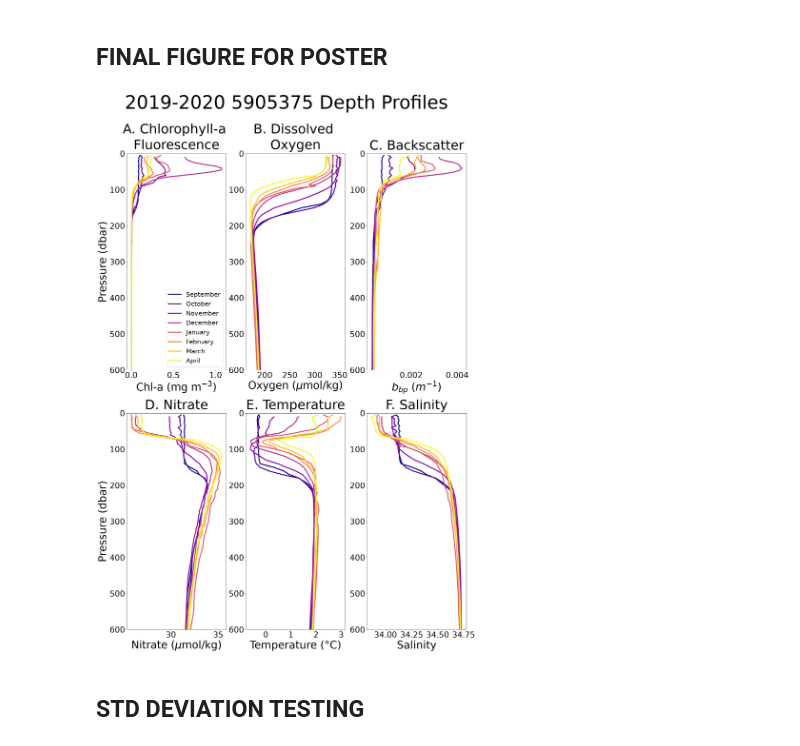
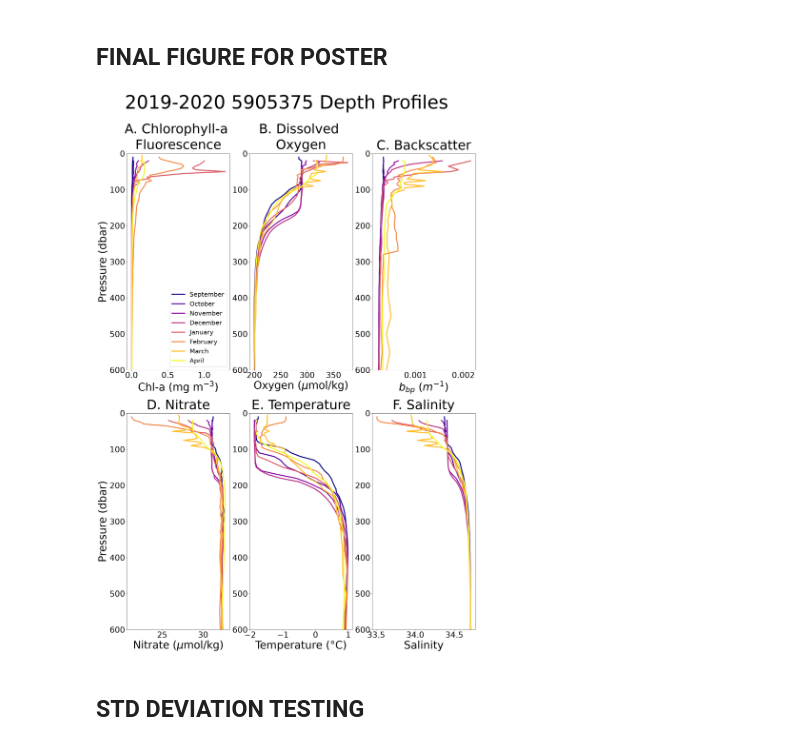
Before and after one commit to Lilah-Asalie/IBIS_Project, a Jupyter notebook: New_Depth_Profiles.ipynb, the cells around one changed output. Drawn from its saved outputs; the diff is of its cells as text; code cells hidden in the pictures.

```diff
--- a/New_Depth_Profiles.ipynb
+++ b/New_Depth_Profiles.ipynb
@@ -517,35 +517,35 @@ def depth_profiles(df):
 
     raw_months = df_6['month'].unique()
     unique_months = sorted(raw_months, key=lambda m: m - 9 if m >= 9 else m + 3)
 
     num_months = len(unique_months)
     cmap = plt.get_cmap('plasma', num_months)
     norm = colors.Normalize(vmin=0, vmax=num_months - 1)
     for i, month in enumerate(unique_months):
         g = df_6[df_6['month'] == month]
         month_label = g["month_name"].iloc[0]
         ax.plot(g["salinity"], g["pressure"], color=cmap(norm(i)), label=month_label, lw=4)
 
     ax.set_ylim(0, 600)
     ax.invert_yaxis()
     # ax.legend(loc="best", fontsize=24)
     ax.set_xlabel('Salinity', fontsize=40)
     # ax.set_ylabel('Pressure (dbar)', fontsize=40)
     ax.tick_params(axis='both', which='major', labelsize=30)
     ax.set_title('F. Salinity', fontsize=50, pad = 15)
 
 
     fig.suptitle('2019-2020 5905375 Depth Profiles', fontsize = 70, y=1.05)
 
     plt.show()
 
     # fig.savefig(f'/Users/lilah/Documents/IBIS_Project/Figures_Summer/finalfigure_depth_5905375', transparent=True, bbox_inches='tight')
 
 
 
-depth_profiles(df = pd.read_csv('/Users/lilah/Documents/IBIS_Project/Data_Summer/EasyOneArgo5905375.csv'))
+depth_profiles(df = pd.read_csv('/Users/lilah/Documents/IBIS_Project/Data_Summer/EasyOneArgo5905102.csv'))
 # %% [output]
-[figure, old version]
+[figure, new version]
 # %% [markdown]
 ## STD DEVIATION TESTING
 # %%
```
Also changed, not shown: 3 other files.
